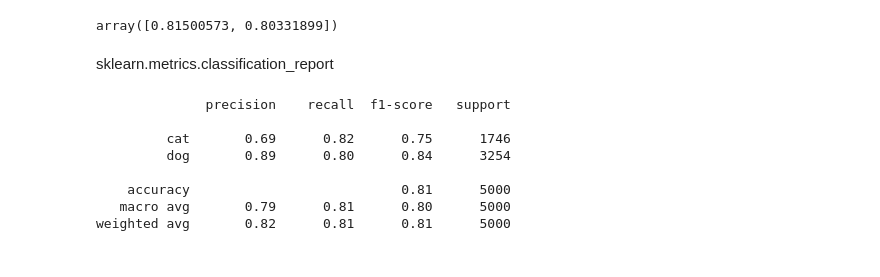
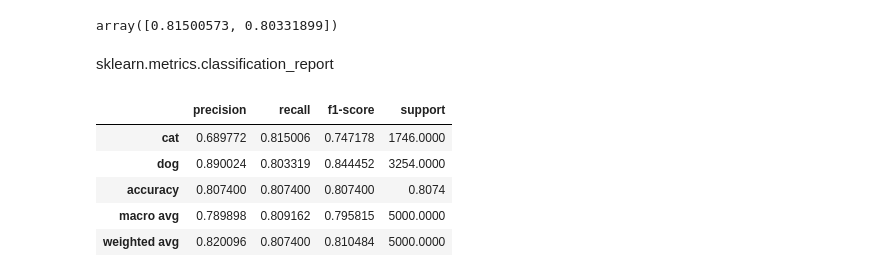
Before and after one commit to Andrew-Casey/classification_exercises, a Jupyter notebook: model_evaluation.ipynb, the cells around one changed output. Saved outputs shown, nothing was run; the diff lists cells and outputs as text; code cells hidden in the pictures.

```diff
--- a/model_evaluation.ipynb
+++ b/model_evaluation.ipynb
@@ -444,13 +546,11 @@ array([0.81500573, 0.80331899])
 sklearn.metrics.classification_report
 # %%
 
-print(classification_report(df.actual, df.model1, labels=['cat', 'dog']))
+pd.DataFrame(classification_report(df.actual, df.model1, labels=['cat', 'dog'], output_dict = True)).T
 # %% [output]
-              precision    recall  f1-score   support
-
-         cat       0.69      0.82      0.75      1746
-         dog       0.89      0.80      0.84      3254
-
-    accuracy                           0.81      5000
-   macro avg       0.79      0.81      0.80      5000
-weighted avg       0.82      0.81      0.81      5000
+|  | precision | recall | f1-score | support |
+| cat | 0.689772 | 0.815006 | 0.747178 | 1746.0000 |
+| dog | 0.890024 | 0.803319 | 0.844452 | 3254.0000 |
+| accuracy | 0.807400 | 0.807400 | 0.807400 | 0.8074 |
+| macro avg | 0.789898 | 0.809162 | 0.795815 | 5000.0000 |
+| weighted avg | 0.820096 | 0.807400 | 0.810484 | 5000.0000 |
```
Also changed, not shown: parts of 23 cells of this notebook.
